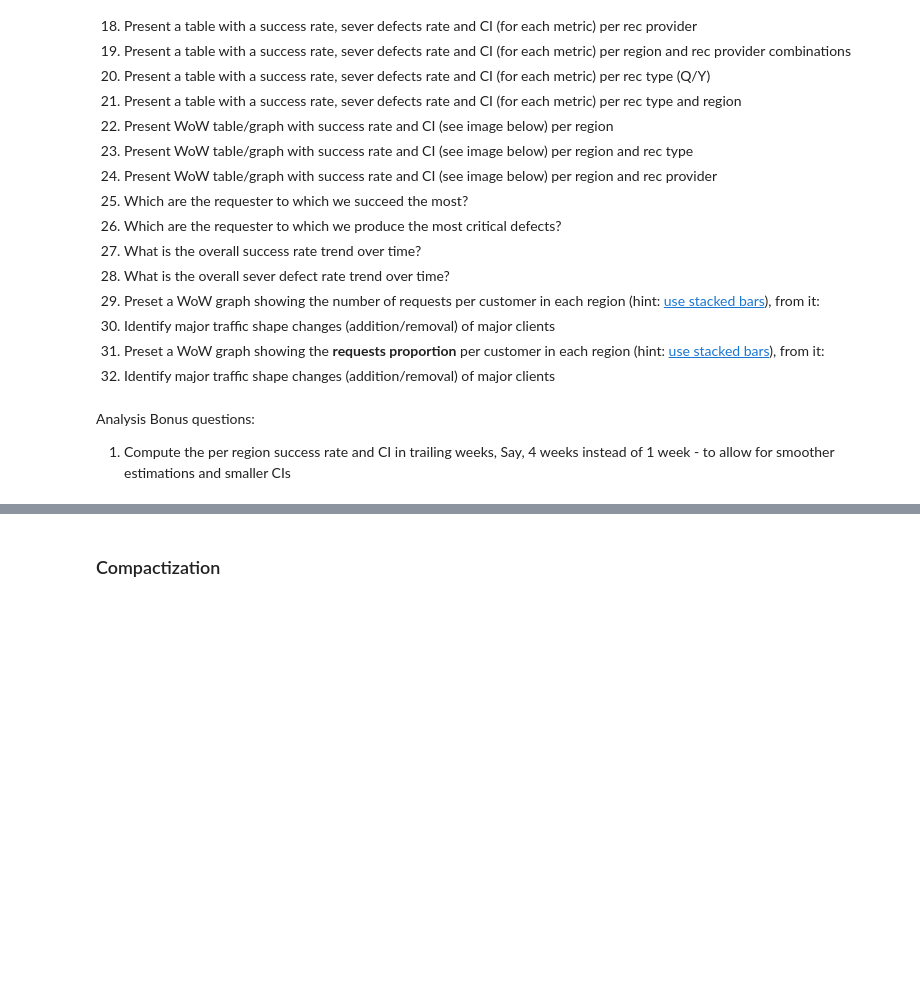
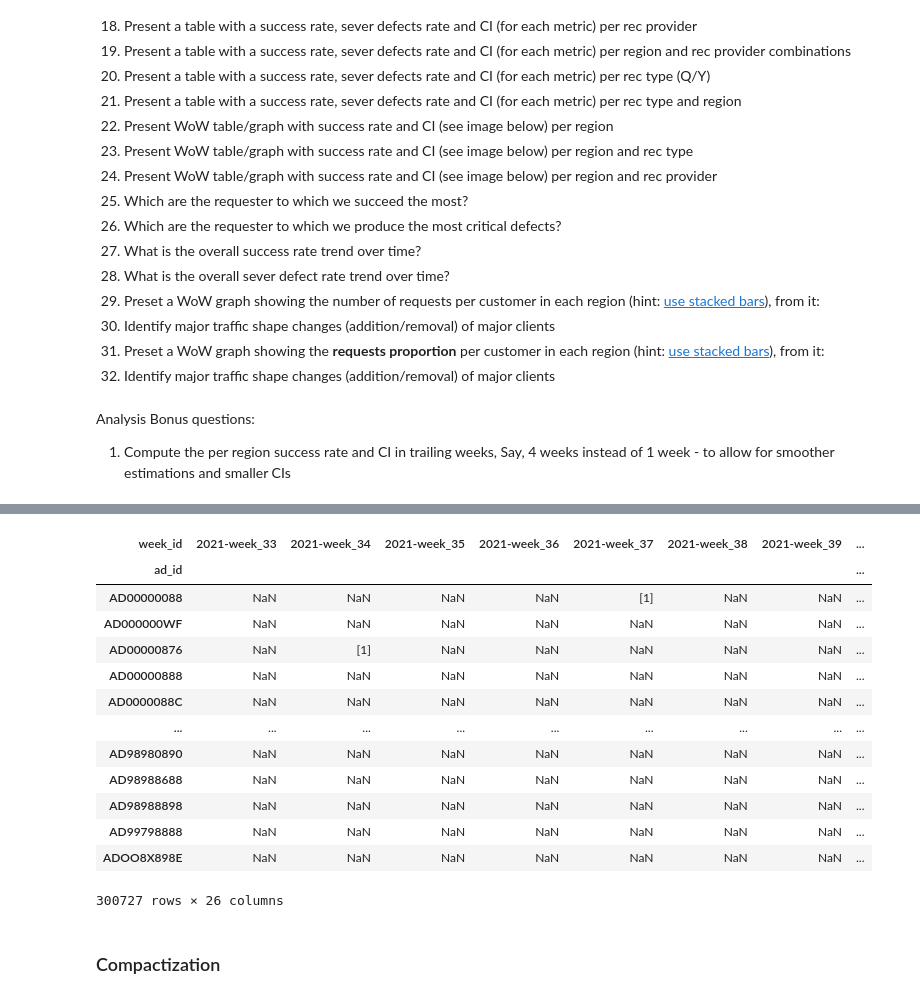
Before and after one commit to edoson/Python-ML--Pandas, a Jupyter notebook: Exercise 2 - Sulotion.ipynb, the cells around one changed output, grey strips where cells are left out. Cells and saved outputs as stored; diff of their text form; code cells hidden in the pictures; blank space fills up the shorter version.

```diff
--- a/Exercise 2 - Sulotion.ipynb
+++ b/Exercise 2 - Sulotion.ipynb
@@ -352,3 +442,23 @@ Analysis Bonus questions:
+# %%
+# c
+# grouped_ad_id = ad_recs_annotated.groupby(['ad_id']).sum()
+# grouped_ad_id
+ad_recs_annotated.groupby(['ad_id','week_id']).is_success_int.unique().unstack('week_id')
+# %% [output]
+| week_id | 2021-week_33 | 2021-week_34 | 2021-week_35 | 2021-week_36 | 2021-week_37 | 2021-week_38 | 2021-week_39 | ... |
+| ad_id |  |  |  |  |  |  |  | ... |
+| AD00000088 | NaN | NaN | NaN | NaN | [1] | NaN | NaN | ... |
+| AD000000WF | NaN | NaN | NaN | NaN | NaN | NaN | NaN | ... |
+| AD00000876 | NaN | [1] | NaN | NaN | NaN | NaN | NaN | ... |
+| AD00000888 | NaN | NaN | NaN | NaN | NaN | NaN | NaN | ... |
+| AD0000088C | NaN | NaN | NaN | NaN | NaN | NaN | NaN | ... |
+| ... | ... | ... | ... | ... | ... | ... | ... | ... |
+| AD98980890 | NaN | NaN | NaN | NaN | NaN | NaN | NaN | ... |
+| AD98988688 | NaN | NaN | NaN | NaN | NaN | NaN | NaN | ... |
+| AD98988898 | NaN | NaN | NaN | NaN | NaN | NaN | NaN | ... |
+| AD99798888 | NaN | NaN | NaN | NaN | NaN | NaN | NaN | ... |
+| ADOO8X898E | NaN | NaN | NaN | NaN | NaN | NaN | NaN | ... |
+300727 rows × 26 columns
 # %% [markdown]
 ### Compactization
 # %% [markdown]
```
Also changed, not shown: parts of 25 cells of this notebook.
